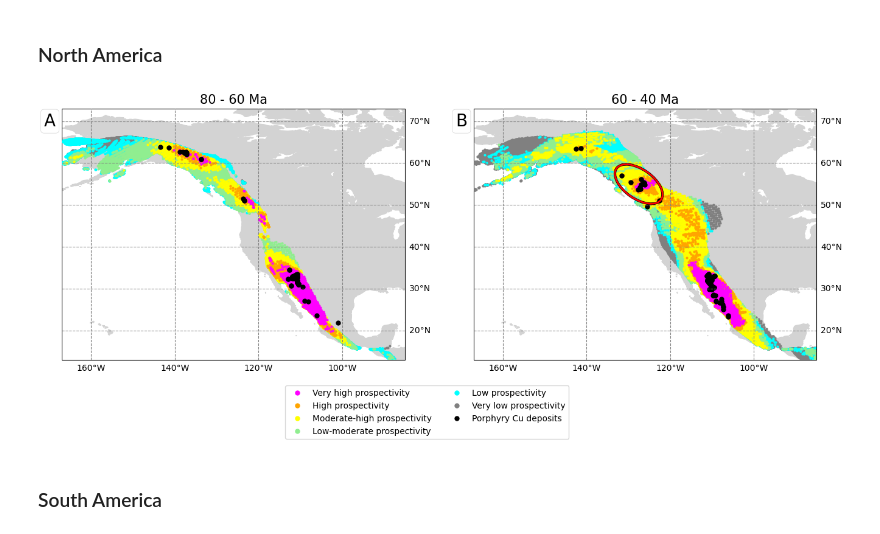
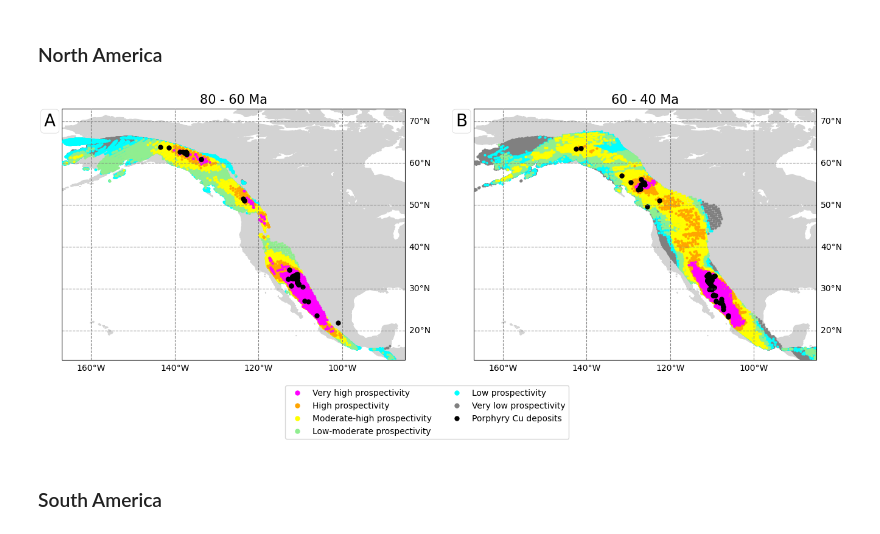
Before and after one commit to cpalfonso/stellar-data-mining, a Jupyter notebook: Fig-03-time_dependent_present_day_probabilities.ipynb, the cells around one changed output. Saved outputs shown, nothing was run; the diff lists cells and outputs as text; code cells hidden in the pictures.

Commit message:
Update figures
Add more focus on difference between combined/NA/SA datasets.

```diff
--- a/Fig-03-time_dependent_present_day_probabilities.ipynb
+++ b/Fig-03-time_dependent_present_day_probabilities.ipynb
@@ -156,6 +156,7 @@ df_clipped = gpd.GeoDataFrame(
 )
 df_clipped = gpd.clip(df_clipped, coastlines)
 # %%
+include_ellipses = False
 output_basename = os.path.join(output_dir, "Fig-03a-DR_comparison_NA")
 
 fig, axs = plt.subplots(
@@ -200,60 +201,61 @@ for times, ax, label in zip(
             edgecolor="lightgrey",
             linewidth=0.5,
             boxstyle="Round, pad=0.2, rounding_size=0.2",
         )
     )
 
 handles = []
 for label, colour in zip(labels, colours):
     colour = colour[1]
     handle = Line2D(
         [], [],
         linestyle="none",
         marker="o",
         markerfacecolor=colour,
         markeredgecolor=colour,
         markersize=5,
     )
     handles.append(handle)
 fig.legend(
     handles[::-1],
     labels[::-1],
     loc="center",
     bbox_to_anchor=(0.5, 0.17),
     ncols=2,
 )
 
-ellipses = [
-    Ellipse(
-        (-127.5, 55),
-        width=13,
-        height=7,
-        angle=-35,
-        facecolor="none",
-        edgecolor="red",
-        linewidth=2.0,
-        zorder=1000,
-        transform=ccrs.PlateCarree(),
-    ),
-    Ellipse(
-        (-127.5, 55),
-        width=13,
-        height=7,
-        angle=-35,
-        facecolor="none",
-        edgecolor="black",
-        linewidth=3.0,
-        zorder=999,
-        transform=ccrs.PlateCarree(),
-    ),
-]
-for i in ellipses:
-    axs[1].add_patch(i)
+if include_ellipses:
+    ellipses = [
+        Ellipse(
+            (-127.5, 55),
+            width=13,
+            height=7,
+            angle=-35,
+            facecolor="none",
+            edgecolor="red",
+            linewidth=2.0,
+            zorder=1000,
+            transform=ccrs.PlateCarree(),
+        ),
+        Ellipse(
+            (-127.5, 55),
+            width=13,
+            height=7,
+            angle=-35,
+            facecolor="none",
+            edgecolor="black",
+            linewidth=3.0,
+            zorder=999,
+            transform=ccrs.PlateCarree(),
+        ),
+    ]
+    for i in ellipses:
+        axs[1].add_patch(i)
 
 for extension in (".png", ".pdf"):
     fig.savefig(output_basename + extension, dpi=350, bbox_inches="tight")
 # %% [output]
-[figure, old version]
+[figure, new version]
 # %% [markdown]
 ### South America
 # %%
```
Also changed, not shown: 9 other files.
